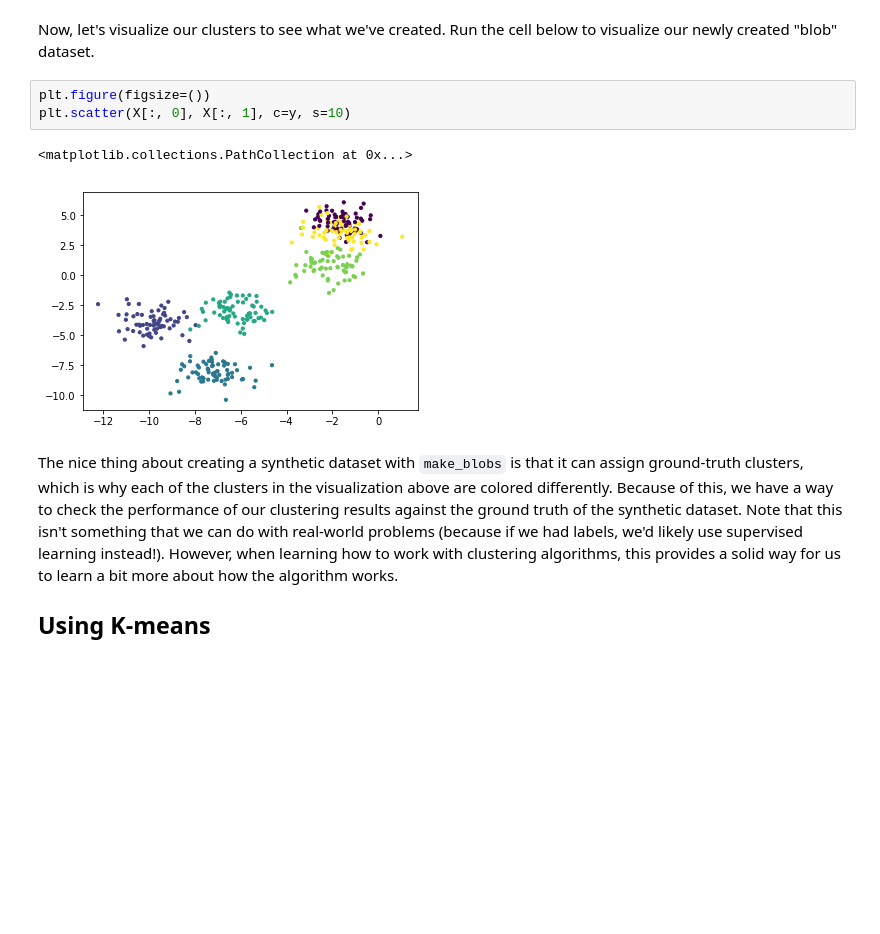
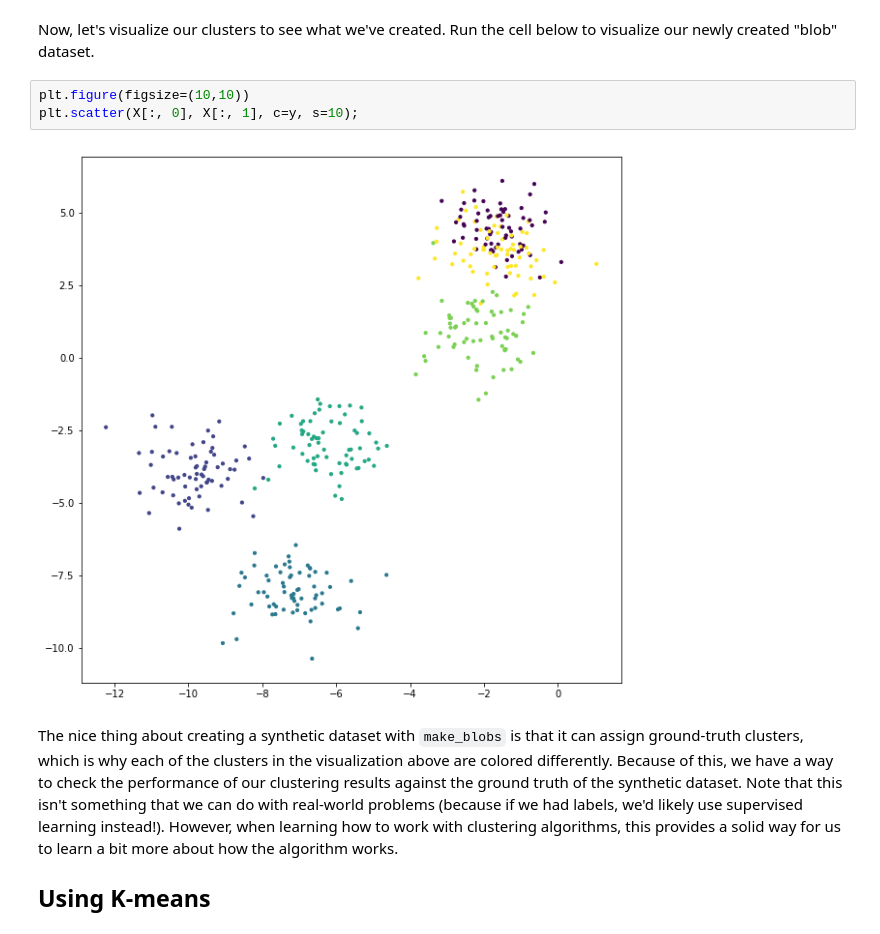
Before and after one commit to jnawjux/dsc-3-35-04-k-means-clustering-lab-seattle-ds-career-040119, a Jupyter notebook: index.ipynb, the cells around one changed output. Cells and saved outputs as stored; diff of their text form; blank space fills up the shorter version.

```diff
--- a/index.ipynb
+++ b/index.ipynb
@@ -59,11 +59,10 @@ X, y = make_blobs(n_samples=400, n_features=2, centers=6, cluster_std=.8)
 # %% [markdown]
 Now, let's visualize our clusters to see what we've created. Run the cell below to visualize our newly created "blob" dataset.
 # %%
-plt.figure(figsize=())
-plt.scatter(X[:, 0], X[:, 1], c=y, s=10)
+plt.figure(figsize=(10,10))
+plt.scatter(X[:, 0], X[:, 1], c=y, s=10);
 # %% [output]
-<matplotlib.collections.PathCollection at 0x...>
-[figure, old version]
+[figure, new version]
 # %% [markdown]
 The nice thing about creating a synthetic dataset with `make_blobs` is that it can assign ground-truth clusters, which is why each of the clusters in the visualization above are colored differently. Because of this, we have a way to check the performance of our clustering results against the ground truth of the synthetic dataset. Note that this isn't something that we can do with real-world problems (because if we had labels, we'd likely use supervised learning instead!). However, when learning how to work with clustering algorithms, this provides a solid way for us to learn a bit more about how the algorithm works.
 
```
